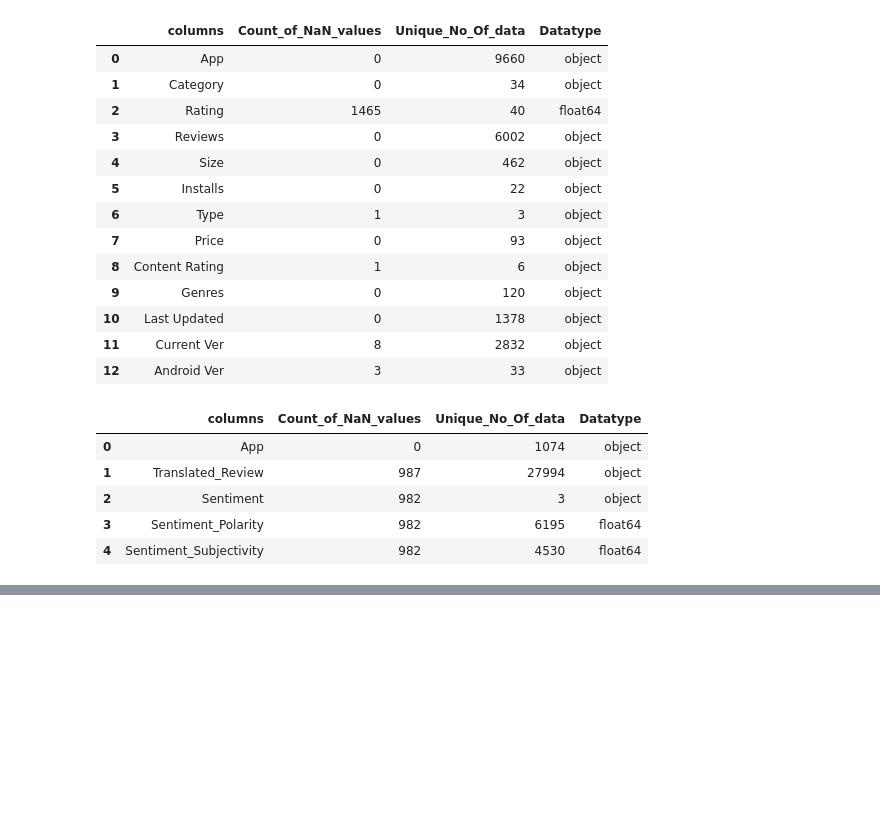
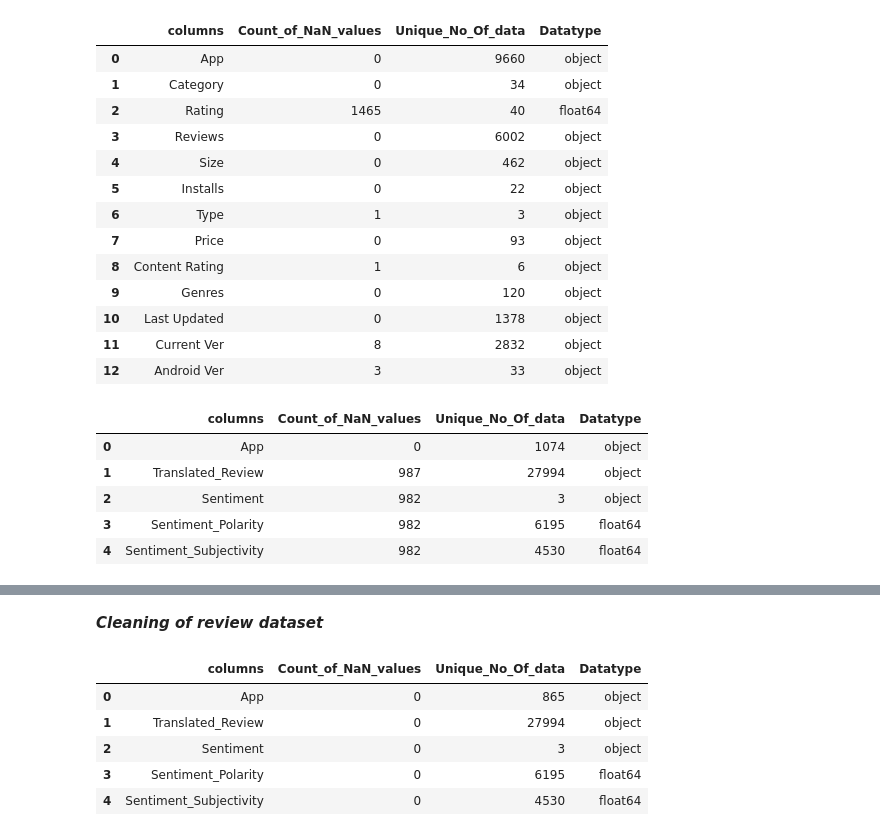
Before and after one commit to prashantmiracle/Play-Store-App-Review-Analysis, a Jupyter notebook: Play Store App Review Analysis - Capstone Project.ipynb, the cells around one changed output, grey strips where cells are left out. Saved outputs shown, nothing was run; the diff lists cells and outputs as text; code cells hidden in the pictures; blank space fills up the shorter version.

```diff
--- a/Play Store App Review Analysis - Capstone Project.ipynb
+++ b/Play Store App Review Analysis - Capstone Project.ipynb
@@ -210,8 +210,12 @@ Play_store_data1
 def clean(dataset,data_frame):
     if dataset.isnull().sum()==1:
       data_frame.drop(data_frame.index[data_frame[dataset.isnull()].index],axis=0,inplace=True)
-      return dataset
-    if dataset.isna:
+      return data_frame
+    if dataset.isnull().sum()>25:
+         data_frame.dropna(inplace=True)
+         data_frame.reset_index(inplace=True,drop=True)
+         return data_frame
+    if dataset.isna and dataset.dtype!=object:
        dataset.fillna(dataset.median(),inplace=True)
        return dataset
 def remove_change(dataset,data_frame,change='',replace=''):
@@ -374,0 +385,13 @@ review(df1)
+# %% [markdown]
+***Cleaning of review dataset***
+# %%
+# cleaning of reveiw dataset
+clean(df2['Sentiment'],df2)
+review(df2)
+# %% [output]
+|  | columns | Count_of_NaN_values | Unique_No_Of_data | Datatype |
+| 0 | App | 0 | 865 | object |
+| 1 | Translated_Review | 0 | 27994 | object |
+| 2 | Sentiment | 0 | 3 | object |
+| 3 | Sentiment_Polarity | 0 | 6195 | float64 |
+| 4 | Sentiment_Subjectivity | 0 | 4530 | float64 |
```
Also changed, not shown: parts of 11 cells of this notebook.
